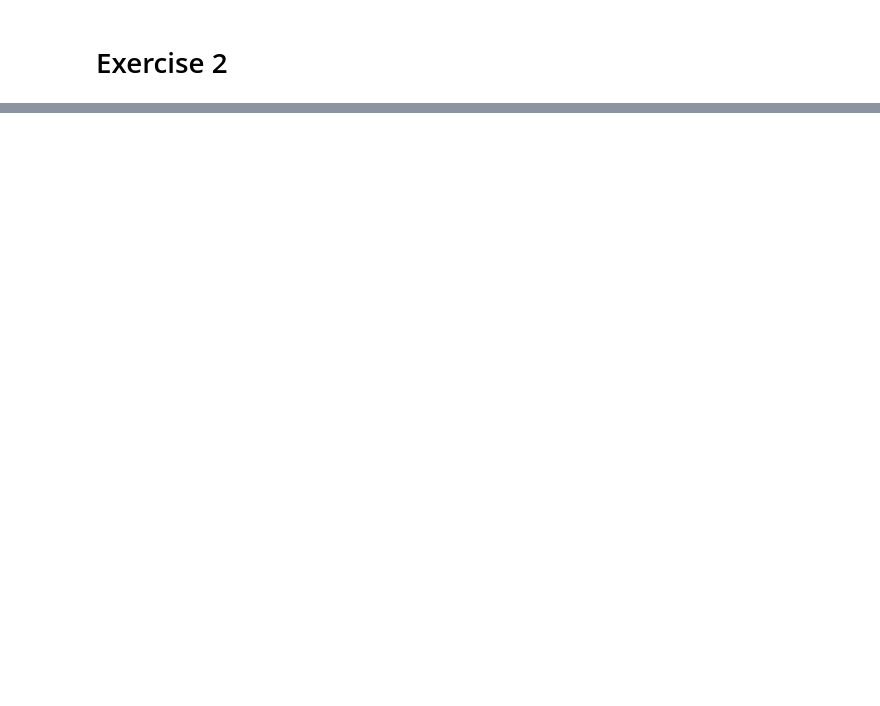
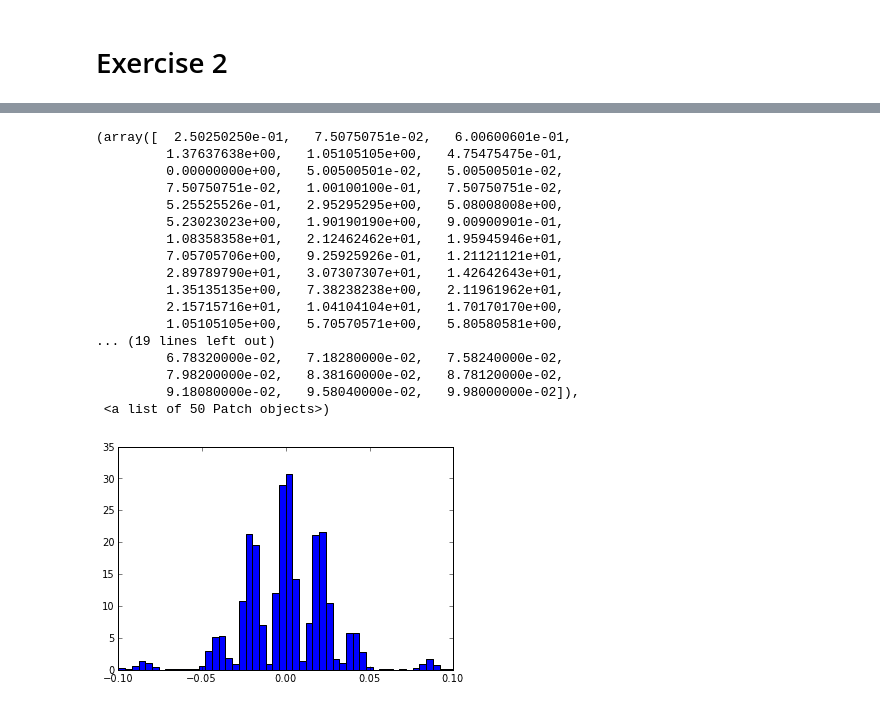
Before and after one commit to cdcunnin/PHYS202-S13, a Jupyter notebook: week8/Monte Carlo Simultations.ipynb, the cells around one changed output, grey strips where cells are left out. Saved outputs shown, nothing was run; the diff lists cells and outputs as text; code cells hidden in the pictures; blank space fills up the shorter version.

```diff
--- a/week8/Monte Carlo Simultations.ipynb
+++ b/week8/Monte Carlo Simultations.ipynb
@@ -107,0 +103,13 @@ print h
+# %%
+#C)
+
+def distribute1D(x,prob,N):
+    h = np.cumsum(prob)
+    array = h/sum(prob)
+    z = numpy.random.random_sample(N);
+
+    loc = array.searchsorted(z)
+
+    xsamples = x[loc]
+
+    return xsamples
@@ -107,0 +139,21 @@ print h
+# %%
+hist(distribute1D(x,I,10000),50,normed=True)
+# %% [output]
+(array([  2.50250250e-01,   7.50750751e-02,   6.00600601e-01,
+         1.37637638e+00,   1.05105105e+00,   4.75475475e-01,
+         0.00000000e+00,   5.00500501e-02,   5.00500501e-02,
+         7.50750751e-02,   1.00100100e-01,   7.50750751e-02,
+         5.25525526e-01,   2.95295295e+00,   5.08008008e+00,
+         5.23023023e+00,   1.90190190e+00,   9.00900901e-01,
+         1.08358358e+01,   2.12462462e+01,   1.95945946e+01,
+         7.05705706e+00,   9.25925926e-01,   1.21121121e+01,
+         2.89789790e+01,   3.07307307e+01,   1.42642643e+01,
+         1.35135135e+00,   7.38238238e+00,   2.11961962e+01,
+         2.15715716e+01,   1.04104104e+01,   1.70170170e+00,
+         1.05105105e+00,   5.70570571e+00,   5.80580581e+00,
+... (19 lines left out)
+         6.78320000e-02,   7.18280000e-02,   7.58240000e-02,
+         7.98200000e-02,   8.38160000e-02,   8.78120000e-02,
+         9.18080000e-02,   9.58040000e-02,   9.98000000e-02]),
+ <a list of 50 Patch objects>)
+[figure, added]
```
Also changed, not shown: parts of 8 cells of this notebook.
